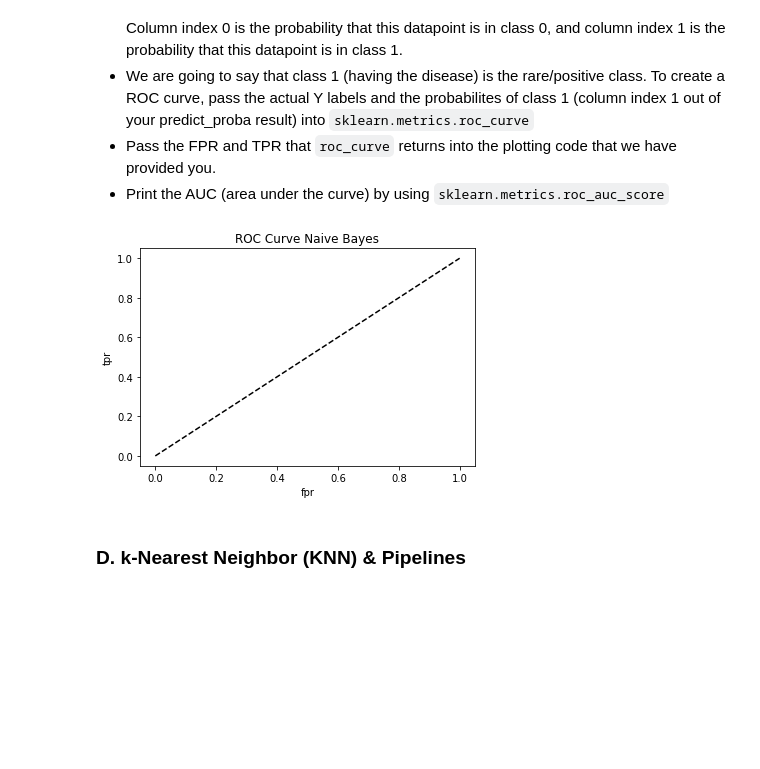
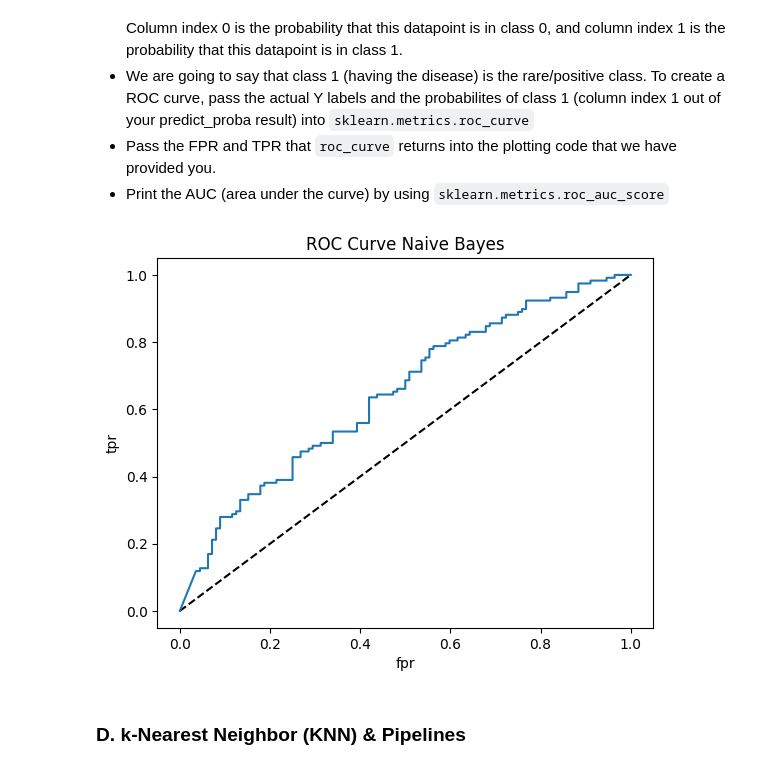
Before and after one commit to DhruvArora-03/CS363M-Machine-Learning, a Jupyter notebook: Assignment-4_Scikit-learn/HW4/HW4_ScikitLearn.ipynb, the cells around one changed output. Drawn from its saved outputs; the diff is of its cells as text; code cells hidden in the pictures; blank space fills up the shorter version.

```diff
--- a/Assignment-4_Scikit-learn/HW4/HW4_ScikitLearn.ipynb
+++ b/Assignment-4_Scikit-learn/HW4/HW4_ScikitLearn.ipynb
@@ -66,0 +66,8 @@ Print the `shape` of your features data frame, the shape or len of your labels d
+# %%
+# your code goes here
+features = data.drop(['label'], axis=1)
+labels = data.loc[:, 'label']
+
+print(features.shape)
+print(labels.shape)
+print(features.head())
@@ -103,0 +201,16 @@ Q5. Now we want to tune our model to use the best parameters to avoid overfittin
+# %%
+from sklearn.model_selection import GridSearchCV
+
+params = {
+    'max_depth': [5,10,15,20],
+    'min_samples_leaf': [5,10,15,20],
+    'max_features': [5,10,15]
+}
+
+clf = DecisionTreeClassifier()
+
+grid = GridSearchCV(clf, params, cv=5, scoring='accuracy')
+grid.fit(features, labels)
+
+print('best params found:', grid.best_params_)
+print('Accuracy: %.2f%%' % (grid.best_score_ * 100))
@@ -123,0 +241,6 @@ Q7. Create a `sklearn.naive_bayes.GaussianNB` classifier. Use `sklearn.model_sel
+# %%
+from sklearn.naive_bayes import GaussianNB
+
+clf = GaussianNB()
+scores = cross_val_score(clf, features, labels, cv=10)
+print('Average accuracy: %.2f%%' % (scores.mean() * 100))
@@ -139,22 +287,28 @@ Q9. Using `sklearn.metrics.roc_curve` plot a ROC curve for the Naive Bayes class
 * Pass the FPR and TPR that `roc_curve` returns into the plotting code that we have provided you.
 * Print the AUC (area under the curve) by using `sklearn.metrics.roc_auc_score`
 # %%
-# your code goes here
+from sklearn.metrics import roc_curve, roc_auc_score
 
-#replace these fpr and tpr with the results of your roc_curve
-fpr, tpr = [], []
+# split data
+train_features, test_features, train_labels, test_labels = train_test_split(features, labels, test_size=.2)
 
+# fit model
+clf.fit(train_features, train_labels)
+
+# get results of model to plot roc curve
+predicted_labels = clf.predict_proba(test_features)[:,1]
+fpr, tpr, _ = roc_curve(test_labels, predicted_labels)
 
 # Do not change this code! This plots the ROC curve.
 # Just replace the fpr and tpr above with the values from your roc_curve
 plt.plot([0,1],[0,1],'k--') #plot the diagonal line
 plt.plot(fpr, tpr, label='NB') #plot the ROC curve
 plt.xlabel('fpr')
 plt.ylabel('tpr')
 plt.title('ROC Curve Naive Bayes')
 plt.show()
 # %% [output]
-[figure, old version]
+[figure, new version]
 # %% [markdown]
 ### D. k-Nearest Neighbor (KNN) & Pipelines
 # %% [markdown]
```
Also changed, not shown: parts of 35 cells of this notebook, 1 other file.
